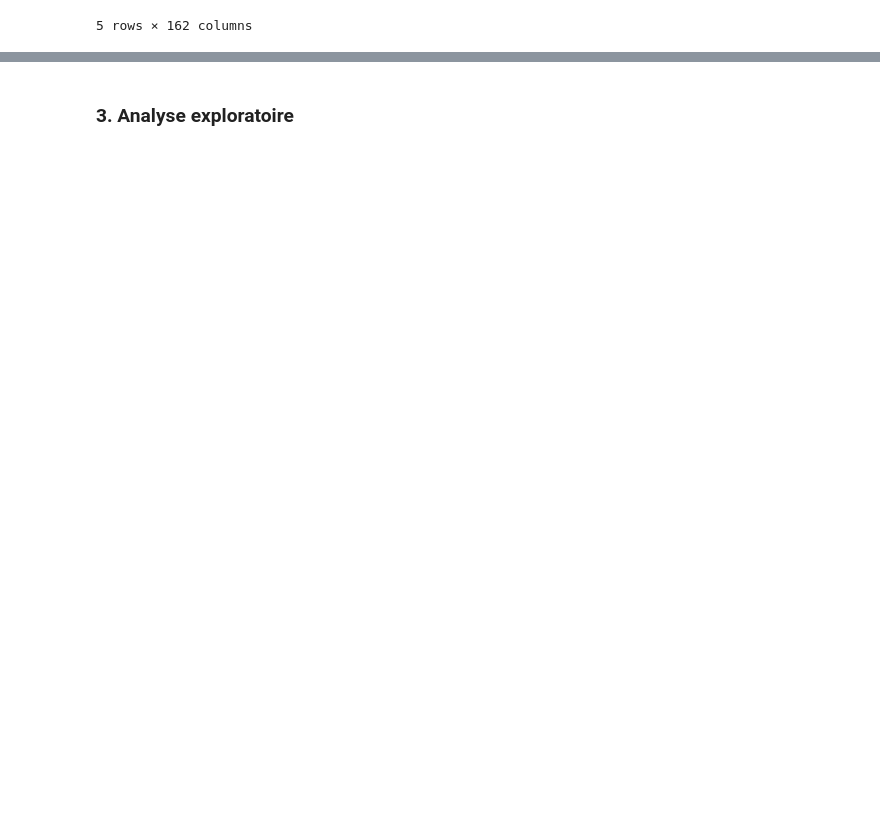
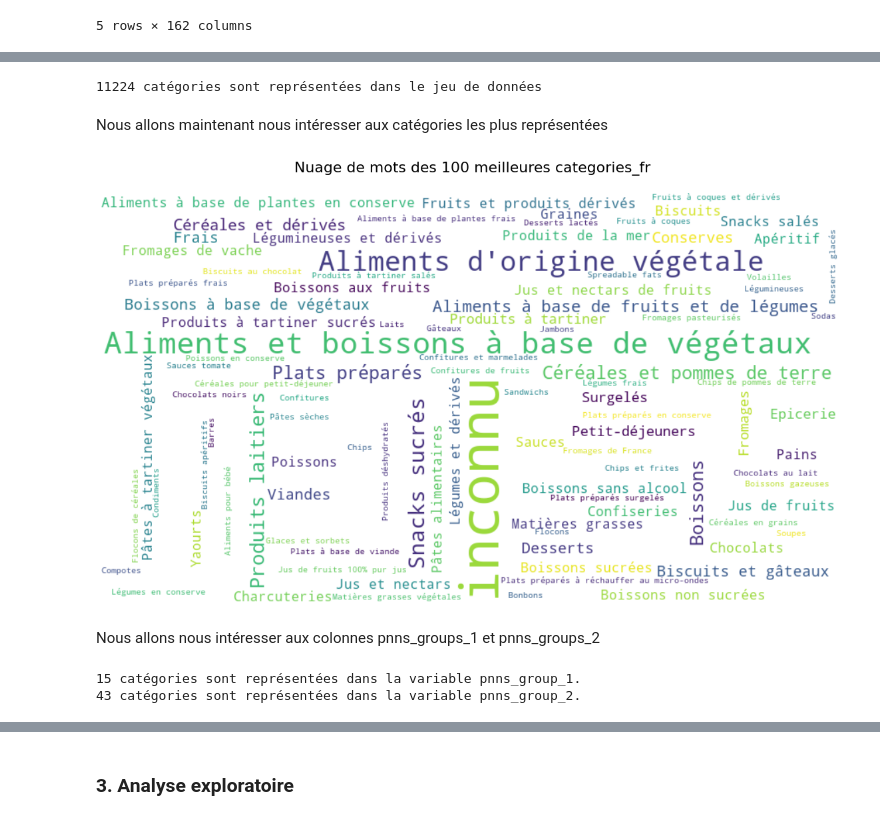
Before and after one commit to Bakarime27/app-sante-public, a Jupyter notebook: app_sante_public.ipynb, the cells around one changed output, grey strips where cells are left out. Cells and saved outputs as stored; diff of their text form; code cells hidden in the pictures; blank space fills up the shorter version.

```diff
--- a/app_sante_public.ipynb
+++ b/app_sante_public.ipynb
@@ -49,0 +319,65 @@ df.head()
+# %%
+#Nombre total de catégories
+categories = separation_mots(df = df, column = 'categories_fr')
+print(f'{len(categories)} catégories sont représentées dans le jeu de données')
+# %% [output]
+11224 catégories sont représentées dans le jeu de données
+# %% [markdown]
+Nous allons maintenant nous intéresser aux catégories les plus représentées
+# %%
+df['categories_fr'] = np.where((df['categories_fr'].isnull()==True), "inconnu", np.where(df['categories_fr'] == "", "inconnu", df['categories_fr']))
+df['main_category_fr'] = np.where((df['main_category_fr'].isnull()==True), "inconnu", np.where(df['main_category_fr'] == "", "inconnu", df['main_category_fr']))
+df['pnns_groups_1'] = np.where((df['pnns_groups_1'].isnull()==True), "inconnu", np.where(df['pnns_groups_1'] == "", "inconnu", df['pnns_groups_1']))
+df['pnns_groups_2'] = np.where((df['pnns_groups_2'].isnull()==True), "inconnu", np.where(df['pnns_groups_2'] == "", "inconnu", df['pnns_groups_2']))
+# %%
+#Fonctions pour visualiser les catégories les plus représentées
+def top_mots(df, column="categories_fr", nb_top=10):
+  decompte_mots = dict()
+  for i, col in df[column].iteritems():
+    if isinstance(col, float):
+      continue
+    for mots in col.split(','):
+      if mots in decompte_mots.keys():
+        decompte_mots[mots] += 1
+      else :
+        decompte_mots[mots] = 1
+
+  list_top_mots = []
+  for k,v in decompte_mots.items():
+    list_top_mots.append([k,v])
+  list_top_mots.sort(key = lambda x:x[1], reverse = True)
+
+  return list_top_mots[:nb_top]
+
+from wordcloud import WordCloud
+
+def graphe_world_cloud(df=df,column="categories_fr",nb_top=100):
+  fig = plt.figure(1, figsize=(20,15))
+  ax1 = fig.add_subplot(1,1,1)
+
+  mots = dict()
+  occurences = top_mots(df=df, column=column, nb_top=nb_top)
+  for s in occurences:
+    mots[s[0]] = s[1]
+
+  word_cloud = WordCloud(width=900,height=500, normalize_plurals=False,
+                        background_color="white")
+  word_cloud.generate_from_frequencies(mots)
+  ax1.imshow(word_cloud, interpolation="bilinear")
+  ax1.axis('off')
+  plt.title("Nuage de mots des {} meilleures {}\n".format(nb_top, column), fontsize=22)
+  plt.show()
+# %%
+graphe_world_cloud(df=df,column="categories_fr",nb_top=100)
+# %% [output]
+[figure, added]
+# %% [markdown]
+Nous allons nous intéresser aux colonnes pnns_groups_1 et pnns_groups_2
+# %%
+pnns_groups_1 = separation_mots(df = df, column = 'pnns_groups_1')
+pnns_groups_2 = separation_mots(df = df, column = 'pnns_groups_2')
+print("{} catégories sont représentées dans la variable pnns_group_1.".format(len(pnns_groups_1)))
+print("{} catégories sont représentées dans la variable pnns_group_2.".format(len(pnns_groups_2)))
+# %% [output]
+15 catégories sont représentées dans la variable pnns_group_1.
+43 catégories sont représentées dans la variable pnns_group_2.
```
Also changed, not shown: parts of 91 cells of this notebook.
